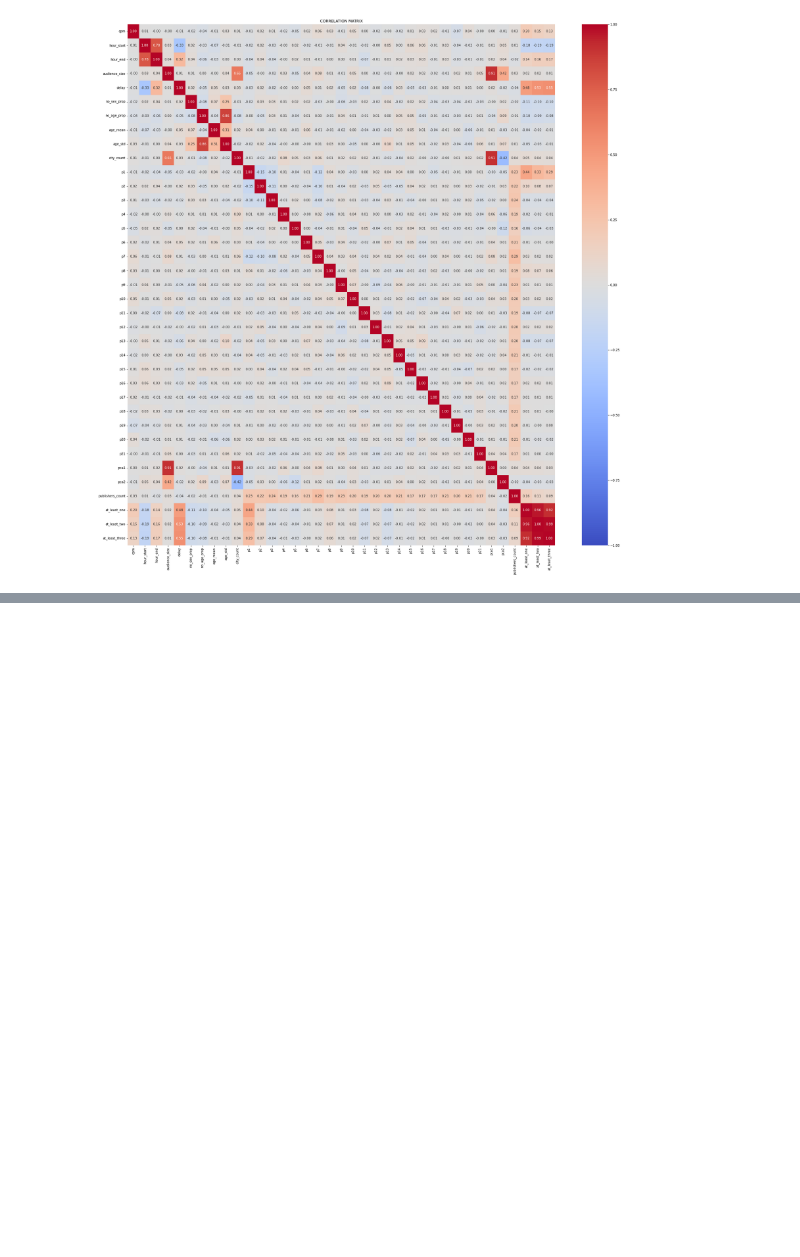
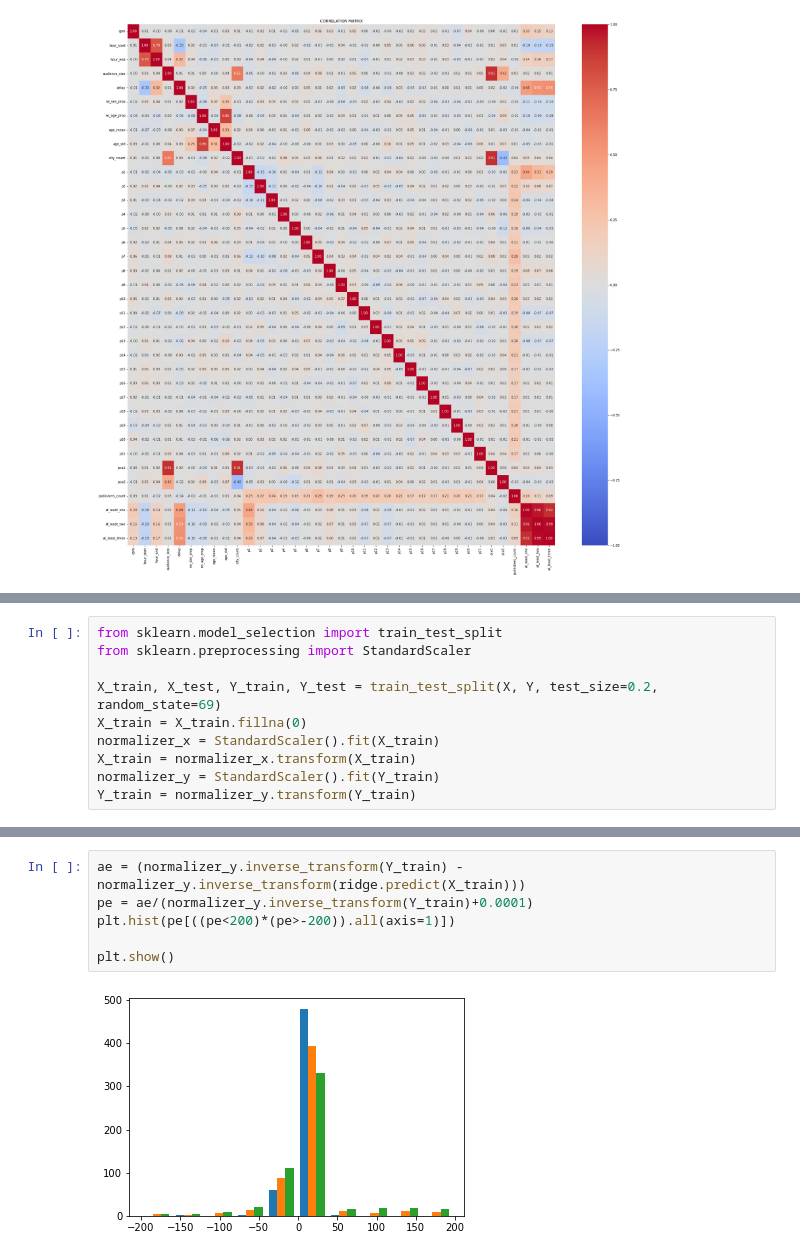
Before and after one commit to TimurPshITMO/VK_LL_2025, a Jupyter notebook: data_view.ipynb, the cells around one changed output, grey strips where cells are left out. Cells and saved outputs as stored; diff of their text form; blank space fills up the shorter version.

```diff
--- a/data_view.ipynb
+++ b/data_view.ipynb
@@ -267,0 +272,10 @@ plt.show()
+# %%
+from sklearn.model_selection import train_test_split
+from sklearn.preprocessing import StandardScaler
+
+X_train, X_test, Y_train, Y_test = train_test_split(X, Y, test_size=0.2, random_state=69)
+X_train = X_train.fillna(0)
+normalizer_x = StandardScaler().fit(X_train)
+X_train = normalizer_x.transform(X_train)
+normalizer_y = StandardScaler().fit(Y_train)
+Y_train = normalizer_y.transform(Y_train)
@@ -267,0 +355,8 @@ plt.show()
+# %%
+ae = (normalizer_y.inverse_transform(Y_train) - normalizer_y.inverse_transform(ridge.predict(X_train)))
+pe = ae/(normalizer_y.inverse_transform(Y_train)+0.0001)
+plt.hist(pe[((pe<200)*(pe>-200)).all(axis=1)])
+
+plt.show()
+# %% [output]
+[figure, added]
```
Also changed, not shown: parts of 12 cells of this notebook, 1 other file.
